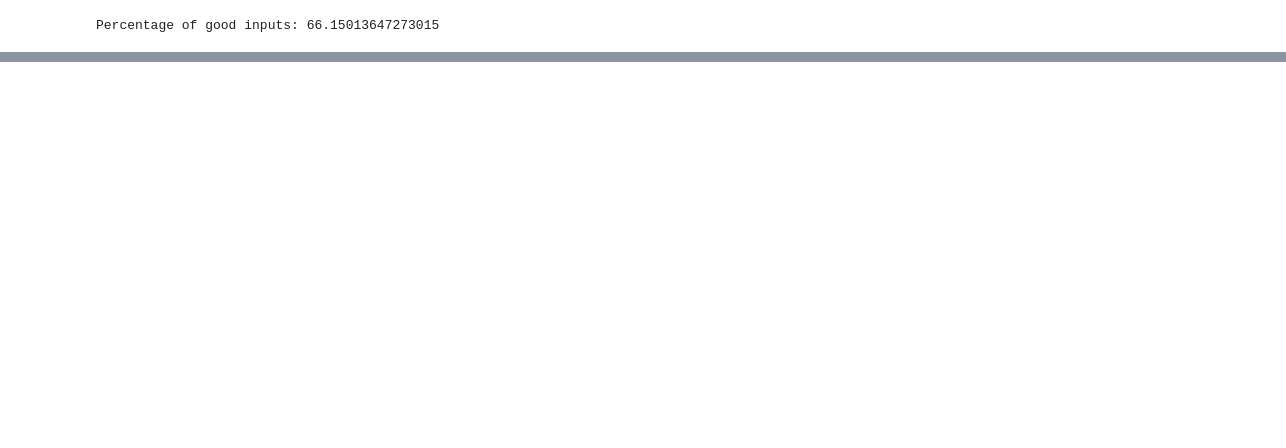
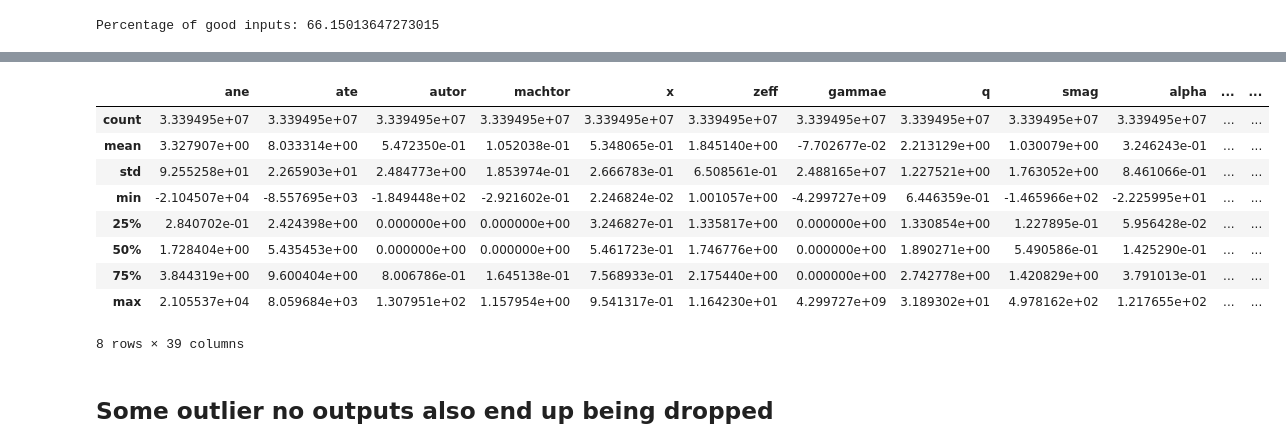
Before and after one commit to zcapjdb/UKAEAGroupProject, a Jupyter notebook: src/notebooks/QLKNNDataPreparation.ipynb, the cells around one changed output, grey strips where cells are left out. Drawn from its saved outputs; the diff is of its cells as text; code cells hidden in the pictures; blank space fills up the shorter version.

```diff
--- a/src/notebooks/QLKNNDataPreparation.ipynb
+++ b/src/notebooks/QLKNNDataPreparation.ipynb
@@ -20,0 +49,4 @@ Percentage of good inputs: 66.15013647273015
+# %%
+df_out = pd.DataFrame(outputs, index_out, output_names)
+df_out.rename(columns=lambda x: str(x.decode("utf-8")).lower() , inplace=True)
+df_out = df_out[keys_used]
@@ -20,0 +64,27 @@ Percentage of good inputs: 66.15013647273015
+# %%
+idx_in = df_in.index.values.tolist()
+idx_out = df_out.index.values.tolist()
+intersect = np.intersect1d(idx_in, idx_out)
+
+df_out.reindex(range(df_in.index[0], df_in.index[-1] + 1), fill_value = np.nan)
+
+#Give a class label of 1 to inputs which have an output and 0 to inputs without a corresponding QuaLiKz output
+y = np.where(np.in1d(index_inp, index_out), 1, 0)
+
+df = pd.concat([df_in, df_out], axis = 1)
+
+df['target'] = y
+df.describe()
+# %% [output]
+|  | ane | ate | autor | machtor | x | zeff | gammae | q | smag | alpha | ... | ... |
+| count | 3.339495e+07 | 3.339495e+07 | 3.339495e+07 | 3.339495e+07 | 3.339495e+07 | 3.339495e+07 | 3.339495e+07 | 3.339495e+07 | 3.339495e+07 | 3.339495e+07 | ... | ... |
+| mean | 3.327907e+00 | 8.033314e+00 | 5.472350e-01 | 1.052038e-01 | 5.348065e-01 | 1.845140e+00 | -7.702677e-02 | 2.213129e+00 | 1.030079e+00 | 3.246243e-01 | ... | ... |
+| std | 9.255258e+01 | 2.265903e+01 | 2.484773e+00 | 1.853974e-01 | 2.666783e-01 | 6.508561e-01 | 2.488165e+07 | 1.227521e+00 | 1.763052e+00 | 8.461066e-01 | ... | ... |
+| min | -2.104507e+04 | -8.557695e+03 | -1.849448e+02 | -2.921602e-01 | 2.246824e-02 | 1.001057e+00 | -4.299727e+09 | 6.446359e-01 | -1.465966e+02 | -2.225995e+01 | ... | ... |
+| 25% | 2.840702e-01 | 2.424398e+00 | 0.000000e+00 | 0.000000e+00 | 3.246827e-01 | 1.335817e+00 | 0.000000e+00 | 1.330854e+00 | 1.227895e-01 | 5.956428e-02 | ... | ... |
+| 50% | 1.728404e+00 | 5.435453e+00 | 0.000000e+00 | 0.000000e+00 | 5.461723e-01 | 1.746776e+00 | 0.000000e+00 | 1.890271e+00 | 5.490586e-01 | 1.425290e-01 | ... | ... |
+| 75% | 3.844319e+00 | 9.600404e+00 | 8.006786e-01 | 1.645138e-01 | 7.568933e-01 | 2.175440e+00 | 0.000000e+00 | 2.742778e+00 | 1.420829e+00 | 3.791013e-01 | ... | ... |
+| max | 2.105537e+04 | 8.059684e+03 | 1.307951e+02 | 1.157954e+00 | 9.541317e-01 | 1.164230e+01 | 4.299727e+09 | 3.189302e+01 | 4.978162e+02 | 1.217655e+02 | ... | ... |
+8 rows × 39 columns
+# %% [markdown]
+## Some outlier no outputs also end up being dropped
```
Also changed, not shown: parts of 13 cells of this notebook, 9 other files.
